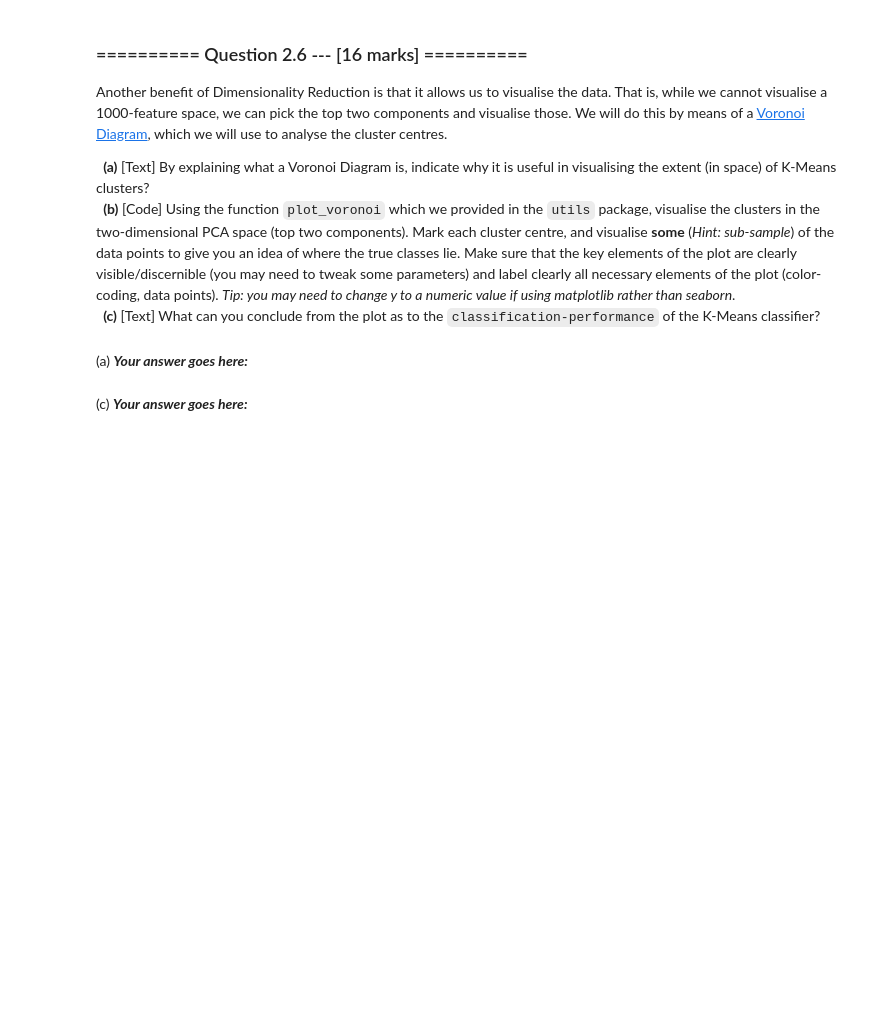
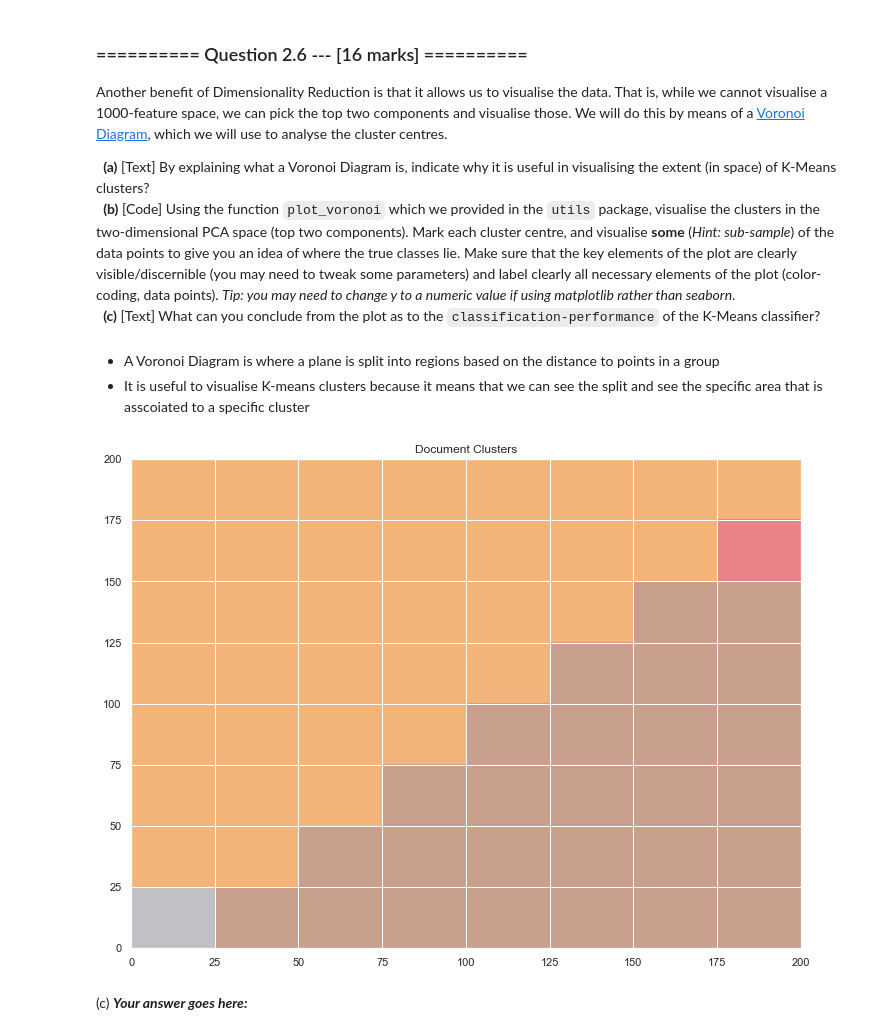
Before and after one commit to aadulan/iaml2018, a Jupyter notebook: Assignments/04_A_KMeans.ipynb, the cells around one changed output. Drawn from its saved outputs; the diff is of its cells as text; code cells hidden in the pictures; blank space fills up the shorter version.

```diff
--- a/Assignments/04_A_KMeans.ipynb
+++ b/Assignments/04_A_KMeans.ipynb
@@ -413,5 +422,3 @@ Another benefit of Dimensionality Reduction is that it allows us to visualise th
 &nbsp;&nbsp;**(a)** [Text] By explaining what a Voronoi Diagram is, indicate why it is useful in visualising the extent (in space) of K-Means clusters?<br>
 &nbsp;&nbsp;**(b)** [Code] Using the function `plot_voronoi` which we provided in the `utils` package, visualise the clusters in the two-dimensional PCA space (top two components). Mark each cluster centre, and visualise **some** (*Hint: sub-sample*) of the data points to give you an idea of where the true classes lie. Make sure that the key elements of the plot are clearly visible/discernible (you may need to tweak some parameters) and label clearly all necessary elements of the plot (color-coding, data points). *Tip: you may need to change y to a numeric value if using matplotlib rather than seaborn*.<br>
 &nbsp;&nbsp;**(c)** [Text] What can you conclude from the plot as to the `classification-performance` of the K-Means classifier?
-# %% [markdown]
-(a) ***Your answer goes here:***
@@ -420,2 +425,17 @@ Another benefit of Dimensionality Reduction is that it allows us to visualise th
+# %% [markdown]
+- A Voronoi Diagram is where a plane is split into regions based on the distance to points in a group
+- It is useful to visualise K-means clusters because it means that we can see the split and see the specific area that is asscoiated to a specific cluster
+# %%
+from utils.plotter import plot_voronoi
+
+plot_voronoi(dim_k_means,
+             [0,200,0,200],
+             sampling =8,
+             clr_map='Set1')
+
+plt.title('Document Clusters')
+plt.show()
+# %% [output]
+[figure, added]
 # %% [markdown]
 (c) ***Your answer goes here:***
```
Also changed, not shown: parts of 5 cells of this notebook.
